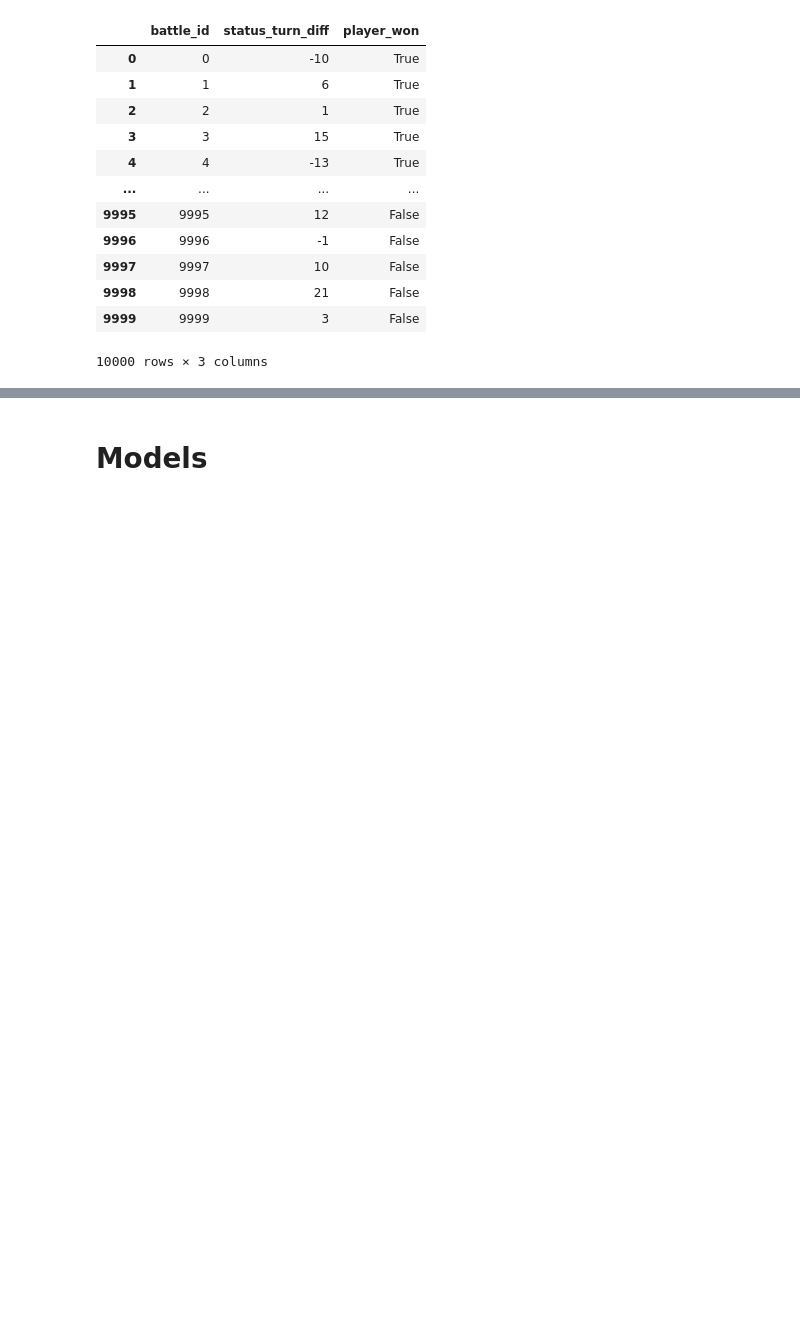
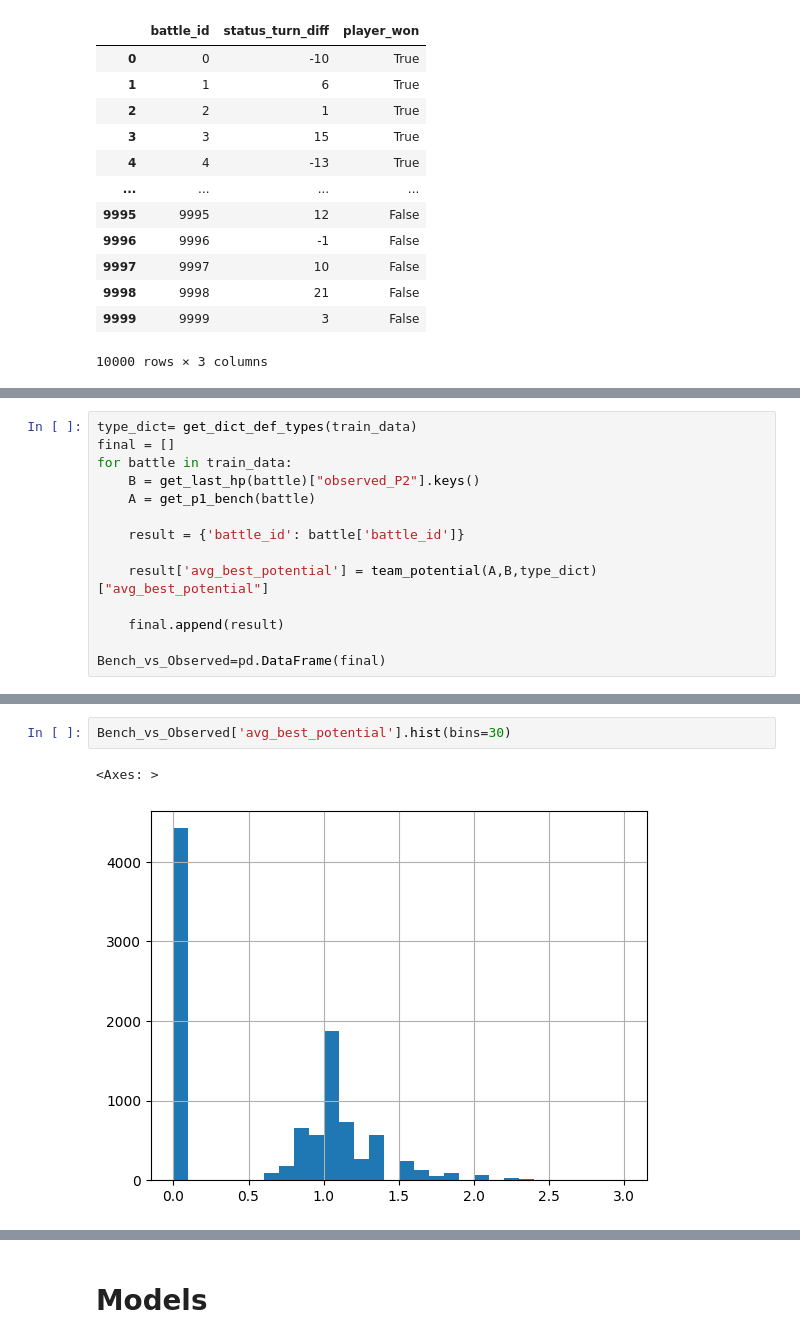
Before and after one commit to LeonardoSani/FDS_challenge, a Jupyter notebook: Notebook.ipynb, the cells around one changed output, grey strips where cells are left out. Drawn from its saved outputs; the diff is of its cells as text; blank space fills up the shorter version.

```diff
--- a/Notebook.ipynb
+++ b/Notebook.ipynb
@@ -372,0 +314,14 @@ status_turn_diff(train_data,difference=True)
+# %%
+type_dict= get_dict_def_types(train_data)
+final = []
+for battle in train_data:
+    B = get_last_hp(battle)["observed_P2"].keys()
+    A = get_p1_bench(battle)
+
+    result = {'battle_id': battle['battle_id']}
+
+    result['avg_best_potential'] = team_potential(A,B,type_dict)["avg_best_potential"]
+
+    final.append(result)
+
+Bench_vs_Observed=pd.DataFrame(final)
@@ -372,0 +340,5 @@ status_turn_diff(train_data,difference=True)
+# %%
+Bench_vs_Observed['avg_best_potential'].hist(bins=30)
+# %% [output]
+<Axes: >
+[figure, added]
```
Also changed, not shown: parts of 39 cells of this notebook, 6 other files.
